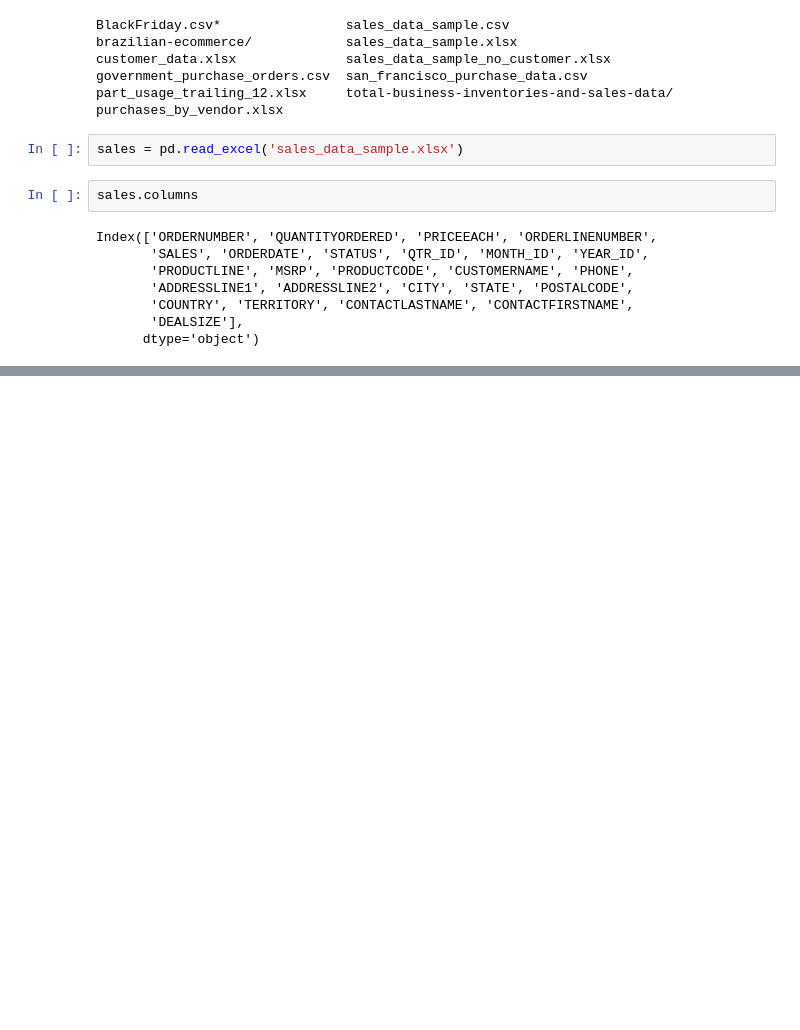
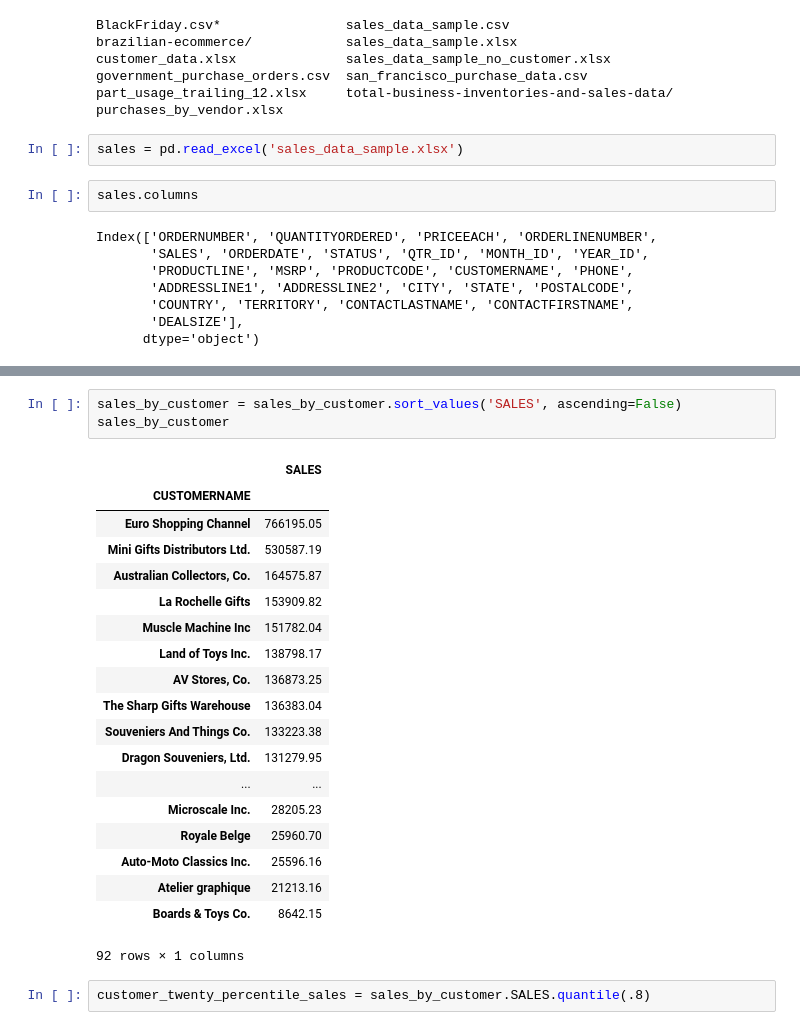
Before and after one commit to joshuamschultz/business-analysis, a Jupyter notebook: Examples/Aggregating Sales Figures.ipynb, the cells around one changed output, grey strips where cells are left out. Cells and saved outputs as stored; diff of their text form; blank space fills up the shorter version.

```diff
--- a/Examples/Aggregating Sales Figures.ipynb
+++ b/Examples/Aggregating Sales Figures.ipynb
@@ -33,0 +99,25 @@ Index(['ORDERNUMBER', 'QUANTITYORDERED', 'PRICEEACH', 'ORDERLINENUMBER',
+# %%
+sales_by_customer = sales_by_customer.sort_values('SALES', ascending=False)
+sales_by_customer
+# %% [output]
+|  | SALES |
+| CUSTOMERNAME |  |
+| Euro Shopping Channel | 766195.05 |
+| Mini Gifts Distributors Ltd. | 530587.19 |
+| Australian Collectors, Co. | 164575.87 |
+| La Rochelle Gifts | 153909.82 |
+| Muscle Machine Inc | 151782.04 |
+| Land of Toys Inc. | 138798.17 |
+| AV Stores, Co. | 136873.25 |
+| The Sharp Gifts Warehouse | 136383.04 |
+| Souveniers And Things Co. | 133223.38 |
+| Dragon Souveniers, Ltd. | 131279.95 |
+| ... | ... |
+| Microscale Inc. | 28205.23 |
+| Royale Belge | 25960.70 |
+| Auto-Moto Classics Inc. | 25596.16 |
+| Atelier graphique | 21213.16 |
+| Boards & Toys Co. | 8642.15 |
+92 rows × 1 columns
+# %%
+customer_twenty_percentile_sales = sales_by_customer.SALES.quantile(.8)
```
Also changed, not shown: parts of 16 cells of this notebook, 1 other file.
